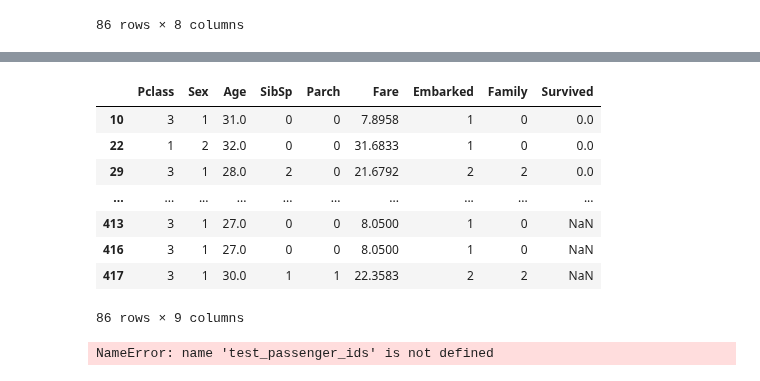
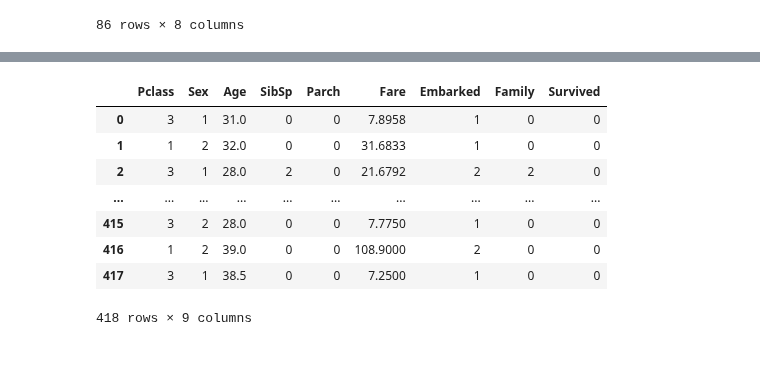
Before and after one commit to yunmokoo/Kaggle_Testing, a Jupyter notebook: titanic-2023-08-06.ipynb, the cells around one changed output, grey strips where cells are left out. Saved outputs shown, nothing was run; the diff lists cells and outputs as text; code cells hidden in the pictures.

```diff
--- a/titanic-2023-08-06.ipynb
+++ b/titanic-2023-08-06.ipynb
@@ -625,22 +654,12 @@ df_test_ageNa.loc[:, 'Survived'] = y_pred_surv
-# %%
-df_test_ageNa
-# %% [output]
-|  | Pclass | Sex | Age | SibSp | Parch | Fare | Embarked | Family | Survived |
-| 10 | 3 | 1 | 31.0 | 0 | 0 | 7.8958 | 1 | 0 | 0.0 |
-| 22 | 1 | 2 | 32.0 | 0 | 0 | 31.6833 | 1 | 0 | 0.0 |
-| 29 | 3 | 1 | 28.0 | 2 | 0 | 21.6792 | 2 | 2 | 0.0 |
-| ... | ... | ... | ... | ... | ... | ... | ... | ... | ... |
-| 413 | 3 | 1 | 27.0 | 0 | 0 | 8.0500 | 1 | 0 | NaN |
-| 416 | 3 | 1 | 27.0 | 0 | 0 | 8.0500 | 1 | 0 | NaN |
-| 417 | 3 | 1 | 30.0 | 1 | 1 | 22.3583 | 2 | 2 | NaN |
-86 rows × 9 columns
-# %%
-submission_df = pd.DataFrame({
-    'PassengerId': test_passenger_ids,  # Assuming you have a column named 'PassengerId'
-    'Survived': y_pred_surv
-})
-
-# Save the DataFrame as a CSV file
-submission_df.to_csv('submission.csv', index=False)
-# %% [output]
-NameError: name 'test_passenger_ids' is not defined
+# %%
+merged_df_surv
+# %% [output]
+|  | Pclass | Sex | Age | SibSp | Parch | Fare | Embarked | Family | Survived |
+| 0 | 3 | 1 | 31.0 | 0 | 0 | 7.8958 | 1 | 0 | 0 |
+| 1 | 1 | 2 | 32.0 | 0 | 0 | 31.6833 | 1 | 0 | 0 |
+| 2 | 3 | 1 | 28.0 | 2 | 0 | 21.6792 | 2 | 2 | 0 |
+| ... | ... | ... | ... | ... | ... | ... | ... | ... | ... |
+| 415 | 3 | 2 | 28.0 | 0 | 0 | 7.7750 | 1 | 0 | 0 |
+| 416 | 1 | 2 | 39.0 | 0 | 0 | 108.9000 | 2 | 0 | 0 |
+| 417 | 3 | 1 | 38.5 | 0 | 0 | 7.2500 | 1 | 0 | 0 |
+418 rows × 9 columns
```
Also changed, not shown: parts of 23 cells of this notebook.
